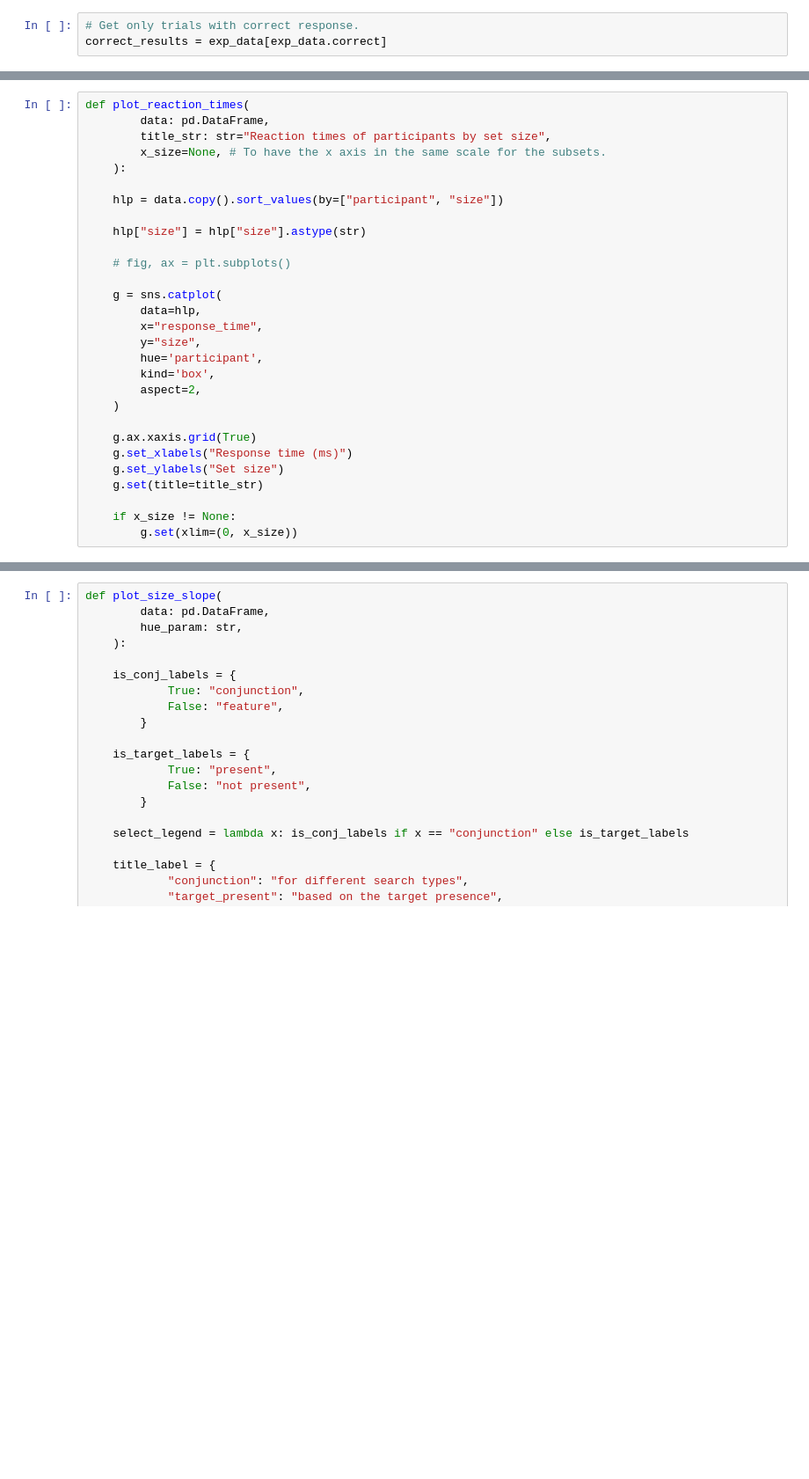
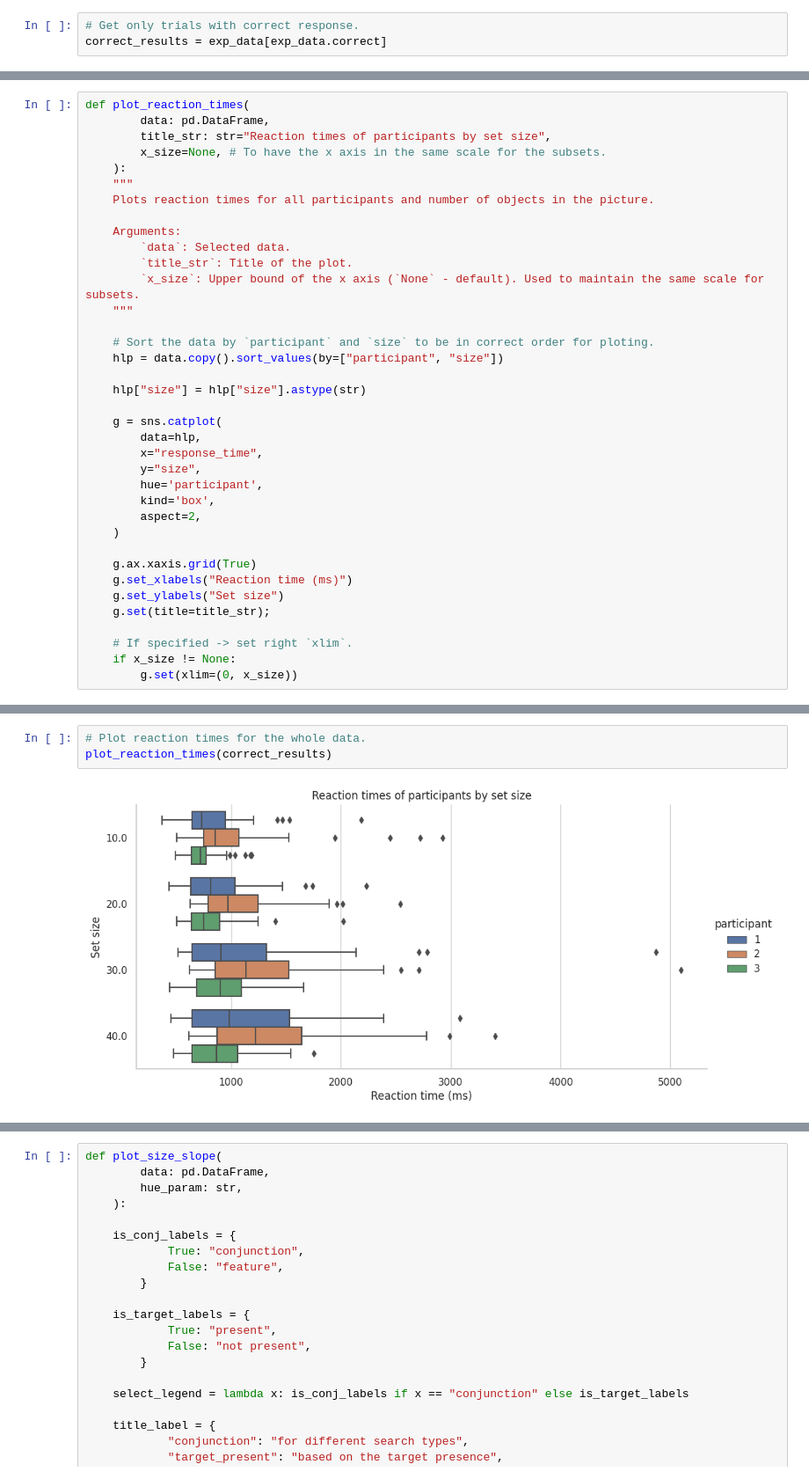
Before and after one commit to dbeinhauer/visual_search_experiment, a Jupyter notebook: visual-search-experiment-report.ipynb, the cells around one changed output, grey strips where cells are left out. Shown: that part at 88% size. Drawn from its saved outputs; the diff is of its cells as text; blank space fills up the shorter version.

```diff
--- a/visual-search-experiment-report.ipynb
+++ b/visual-search-experiment-report.ipynb
@@ -175,12 +177,19 @@ def plot_reaction_times(
         title_str: str="Reaction times of participants by set size",
         x_size=None, # To have the x axis in the same scale for the subsets.
     ):
+    """
+    Plots reaction times for all participants and number of objects in the picture.
 
+    Arguments:
+        `data`: Selected data.
+        `title_str`: Title of the plot.
+        `x_size`: Upper bound of the x axis (`None` - default). Used to maintain the same scale for subsets.
+    """
+
+    # Sort the data by `participant` and `size` to be in correct order for ploting.
     hlp = data.copy().sort_values(by=["participant", "size"])
 
     hlp["size"] = hlp["size"].astype(str)
-
-    # fig, ax = plt.subplots()
 
     g = sns.catplot(
         data=hlp,
@@ -192,9 +201,10 @@ def plot_reaction_times(
     )
 
     g.ax.xaxis.grid(True)
-    g.set_xlabels("Response time (ms)")
+    g.set_xlabels("Reaction time (ms)")
     g.set_ylabels("Set size")
-    g.set(title=title_str)
+    g.set(title=title_str);
 
+    # If specified -> set right `xlim`.
     if x_size != None:
         g.set(xlim=(0, x_size))
@@ -200,0 +215,5 @@ def plot_reaction_times(
+# %%
+# Plot reaction times for the whole data.
+plot_reaction_times(correct_results)
+# %% [output]
+[figure, added]
```
Also changed, not shown: parts of 19 cells of this notebook.
